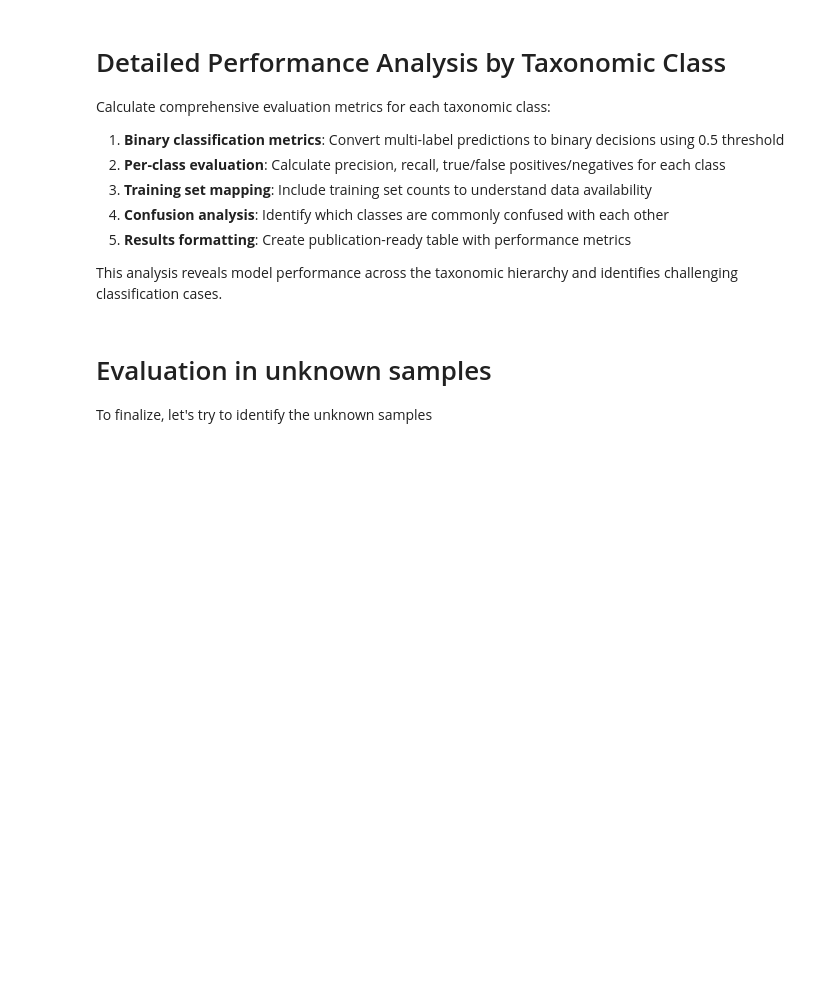
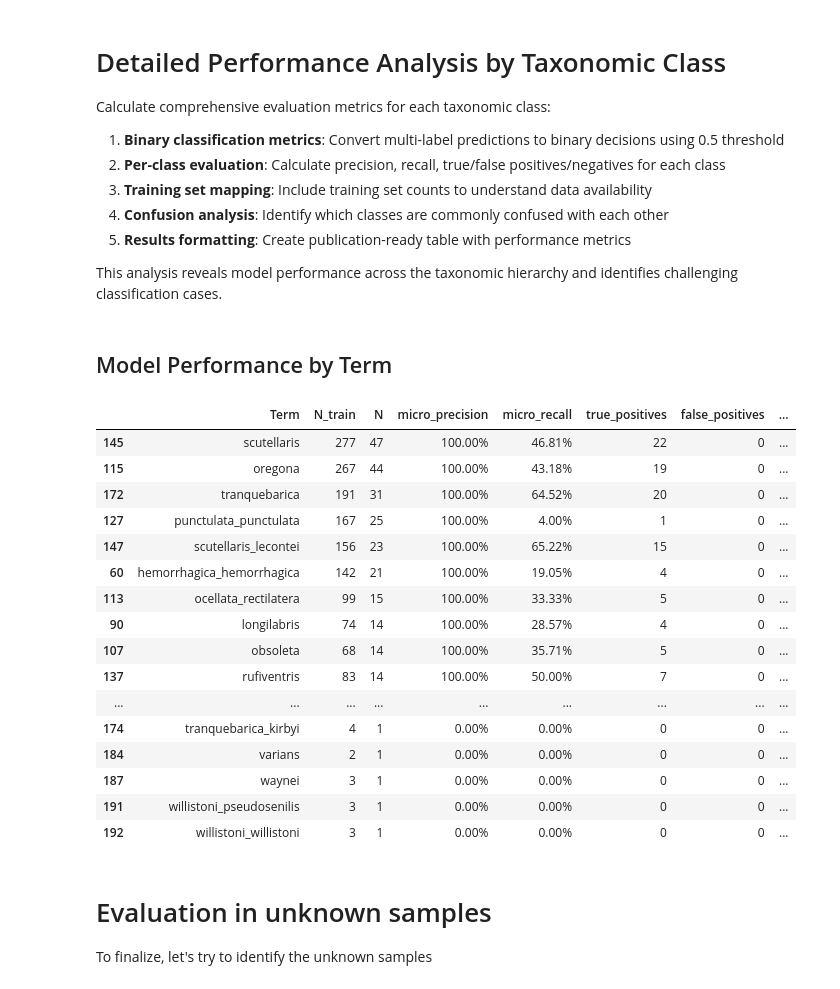
Before and after one commit to de-Medeiros-insect-lab/Cicindelinae_ID, a Jupyter notebook: Run_multilabel_fastai.ipynb, the cells around one changed output. Cells and saved outputs as stored; diff of their text form; code cells hidden in the pictures; blank space fills up the shorter version.

```diff
--- a/Run_multilabel_fastai.ipynb
+++ b/Run_multilabel_fastai.ipynb
@@ -747,7 +721,7 @@ for i in range(preds.shape[1]):
     false_positives = np.sum((pred_i == 1) & (targ_i == 0))
     false_negatives = np.sum((pred_i == 0) & (targ_i == 1))
 
-    precision = true_positives / (true_positives + false_positives) if true_positives + false_positives > 0 else 1
+    precision = true_positives / (true_positives + false_positives) if true_positives + false_positives > 0 else 0
     recall = true_positives / (true_positives + false_negatives) if true_positives + false_negatives > 0 else 0
 
     # Process confusions for this class
@@ -781,33 +755,52 @@ for i in range(preds.shape[1]):
     })
 
 # Create DataFrame and sort by micro_precision first, then by N (both descending)
 df = pd.DataFrame(results)
 df = df.sort_values(['micro_precision', 'N'], ascending=[False, False])
 
 # Format DataFrame for display
 pd.set_option('display.float_format', '{:.4f}'.format)  # Format floats to 4 decimal places
 
 # Format precision and recall as percentages
 df['micro_precision'] = df['micro_precision'] * 100
 df['micro_recall'] = df['micro_recall'] * 100
 
 # Create a styled version of the DataFrame
 from IPython.display import display, HTML
 
 # Style the DataFrame
 styled_df = df.style.format({
     'N_train': '{:,d}',
     'N': '{:,d}',
     'micro_precision': '{:.2f}%',
     'micro_recall': '{:.2f}%',
     'true_positives': '{:,d}',
     'false_positives': '{:,d}',
     'false_negatives': '{:,d}'
 }).background_gradient(subset=['micro_precision', 'micro_recall'], cmap='RdYlGn')
 
 # Add a title and display
 display(HTML("<h2>Model Performance by Term</h2>"))
 display(styled_df)
+# %% [output]
+Model Performance by Term
+|  | Term | N_train | N | micro_precision | micro_recall | true_positives | false_positives | ... |
+| 145 | scutellaris | 277 | 47 | 100.00% | 46.81% | 22 | 0 | ... |
+| 115 | oregona | 267 | 44 | 100.00% | 43.18% | 19 | 0 | ... |
+| 172 | tranquebarica | 191 | 31 | 100.00% | 64.52% | 20 | 0 | ... |
+| 127 | punctulata_punctulata | 167 | 25 | 100.00% | 4.00% | 1 | 0 | ... |
+| 147 | scutellaris_lecontei | 156 | 23 | 100.00% | 65.22% | 15 | 0 | ... |
+| 60 | hemorrhagica_hemorrhagica | 142 | 21 | 100.00% | 19.05% | 4 | 0 | ... |
+| 113 | ocellata_rectilatera | 99 | 15 | 100.00% | 33.33% | 5 | 0 | ... |
+| 90 | longilabris | 74 | 14 | 100.00% | 28.57% | 4 | 0 | ... |
+| 107 | obsoleta | 68 | 14 | 100.00% | 35.71% | 5 | 0 | ... |
+| 137 | rufiventris | 83 | 14 | 100.00% | 50.00% | 7 | 0 | ... |
+| ... | ... | ... | ... | ... | ... | ... | ... | ... |
+| 174 | tranquebarica_kirbyi | 4 | 1 | 0.00% | 0.00% | 0 | 0 | ... |
+| 184 | varians | 2 | 1 | 0.00% | 0.00% | 0 | 0 | ... |
+| 187 | waynei | 3 | 1 | 0.00% | 0.00% | 0 | 0 | ... |
+| 191 | willistoni_pseudosenilis | 3 | 1 | 0.00% | 0.00% | 0 | 0 | ... |
+| 192 | willistoni_willistoni | 3 | 1 | 0.00% | 0.00% | 0 | 0 | ... |
 # %%
 df.to_csv(f"test_results_{arch}.csv")
 # %% [markdown]
```
Also changed, not shown: parts of 25 cells of this notebook.
